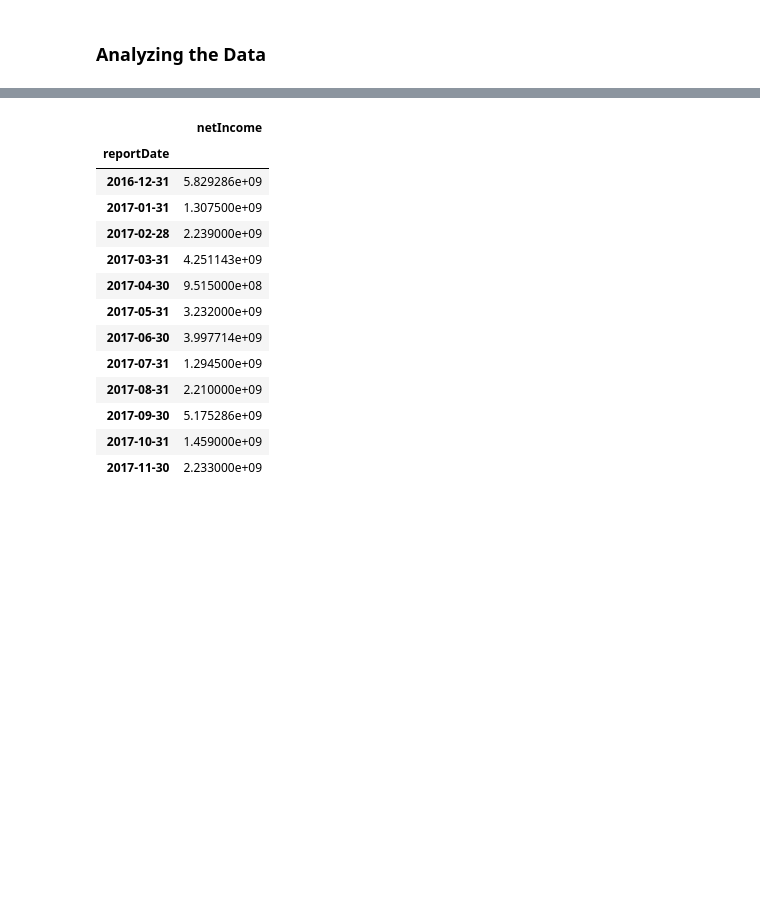
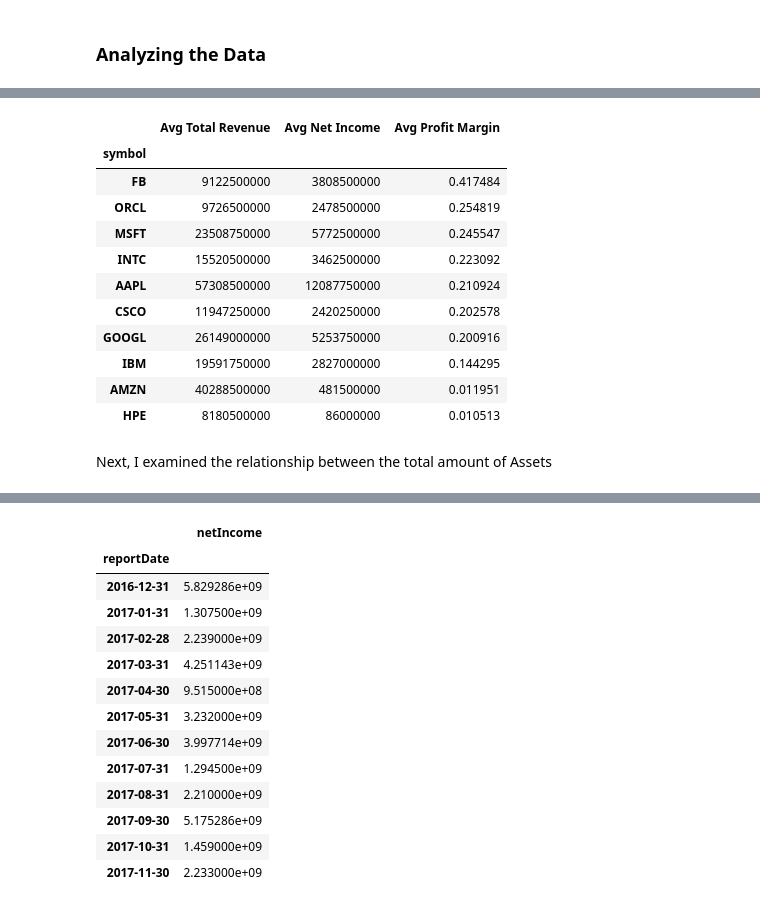
Before and after one commit to erikgregorywebb/machine-learning, a Jupyter notebook: Homework-1.ipynb, the cells around one changed output, grey strips where cells are left out. Cells and saved outputs as stored; diff of their text form; code cells hidden in the pictures; blank space fills up the shorter version.

```diff
--- a/Homework-1.ipynb
+++ b/Homework-1.ipynb
@@ -261,0 +134,4 @@ memory usage: 6.6+ KB
+# %%
+fin_pivot_table_tr = pd.pivot_table(fin_df, values = 'totalRevenue', index = ['symbol'], aggfunc = np.mean)
+fin_pivot_table_tr = fin_pivot_table_tr.rename(index=str, columns={"totalRevenue": "Avg Total Revenue"})
+fin_pivot_table_tr.sort_values(by = ['Avg Total Revenue'], ascending = False)
@@ -261,0 +155,4 @@ memory usage: 6.6+ KB
+# %%
+fin_pivot_table_ni = pd.pivot_table(fin_df, values = 'netIncome', index = ['symbol'], aggfunc = np.mean)
+fin_pivot_table_ni = fin_pivot_table_ni.rename(index=str, columns={"netIncome": "Avg Net Income"})
+fin_pivot_table_ni.sort_values(by = ['Avg Net Income'], ascending = False)
@@ -262 +176,20 @@ memory usage: 6.6+ KB
+# %%
+fin_pivot_table = pd.merge(fin_pivot_table_tr, fin_pivot_table_ni, left_index=True, right_index=True)
+fin_pivot_table['Avg Profit Margin'] = fin_pivot_table['Avg Net Income']/fin_pivot_table['Avg Total Revenue']
+fin_pivot_table.sort_values(by = ['Avg Profit Margin'], ascending = False)
+# %% [output]
+|  | Avg Total Revenue | Avg Net Income | Avg Profit Margin |
+| symbol |  |  |  |
+| FB | 9122500000 | 3808500000 | 0.417484 |
+| ORCL | 9726500000 | 2478500000 | 0.254819 |
+| MSFT | 23508750000 | 5772500000 | 0.245547 |
+| INTC | 15520500000 | 3462500000 | 0.223092 |
+| AAPL | 57308500000 | 12087750000 | 0.210924 |
+| CSCO | 11947250000 | 2420250000 | 0.202578 |
+| GOOGL | 26149000000 | 5253750000 | 0.200916 |
+| IBM | 19591750000 | 2827000000 | 0.144295 |
+| AMZN | 40288500000 | 481500000 | 0.011951 |
+| HPE | 8180500000 | 86000000 | 0.010513 |
+# %% [markdown]
+Next, I examined the relationship between the total amount of Assets
 # %%
```
Also changed, not shown: parts of 36 cells of this notebook.
